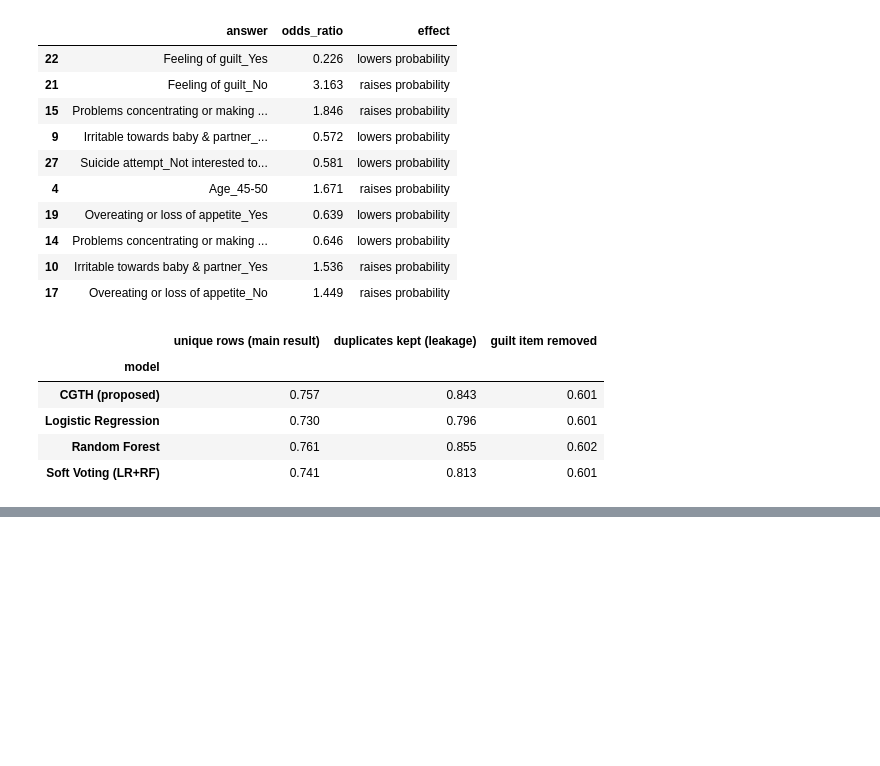
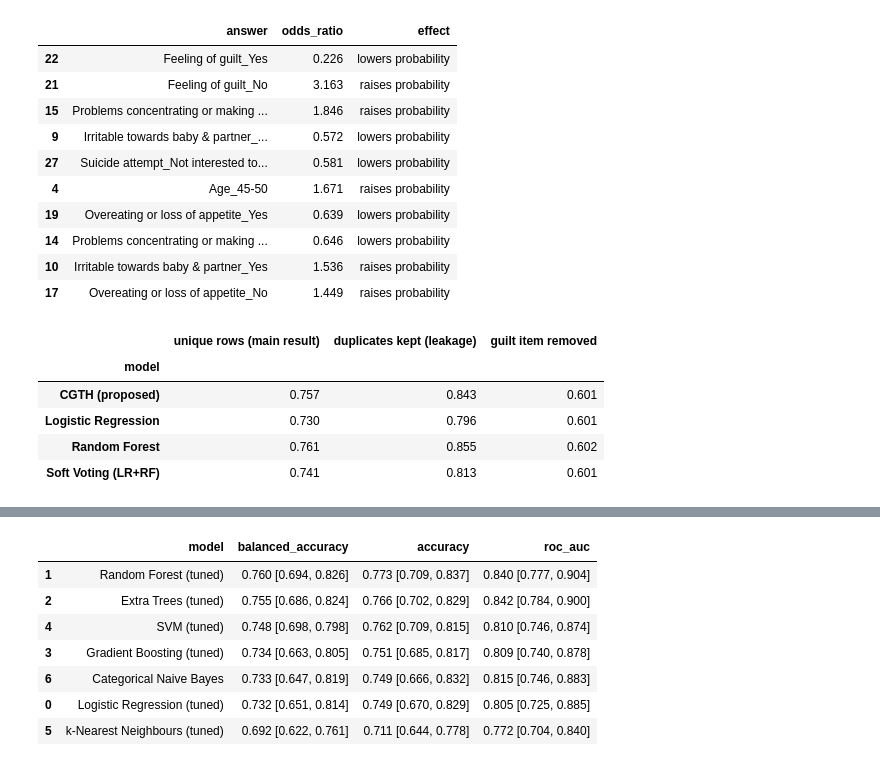
Before and after one commit to abdurrahmanse/research-projects, a Jupyter notebook: projects/cgth_hybrid_study.ipynb, the cells around one changed output, grey strips where cells are left out. Cells and saved outputs as stored; diff of their text form; code cells hidden in the pictures; blank space fills up the shorter version.

```diff
--- a/projects/cgth_hybrid_study.ipynb
+++ b/projects/cgth_hybrid_study.ipynb
@@ -364,0 +490,65 @@ screening.groupby("model", sort=False)[["threshold", "sensitivity", "specificity
+# %%
+# Task 22: Performance ceiling - other model types, tuned inside each training fold
+# 5-fold CV repeated 3 times (15 folds) with a 3-fold inner grid search.
+def one_hot_model(classifier):
+    return make_pipeline(preprocessing(), classifier)
+
+
+def ordinal_model(classifier):
+    return make_pipeline(SimpleImputer(strategy="most_frequent"), OrdinalEncoder(), classifier)
+
+
+inner_cv = StratifiedKFold(n_splits=3, shuffle=True, random_state=1)
+
+
+def tuned(model, grid):
+    return GridSearchCV(model, grid, cv=inner_cv, scoring="balanced_accuracy")
+
+
+other_models = {
+    "Logistic Regression (tuned)": tuned(
+        one_hot_model(LogisticRegression(max_iter=2000)),
+        {"logisticregression__C": [0.1, 0.3, 1, 3, 10]}),
+    "Random Forest (tuned)": tuned(
+        one_hot_model(RandomForestClassifier(n_estimators=300, random_state=SEED)),
+        {"randomforestclassifier__max_depth": [3, 5, 8, None],
+         "randomforestclassifier__min_samples_leaf": [1, 3, 5]}),
+    "Extra Trees (tuned)": tuned(
+        one_hot_model(ExtraTreesClassifier(n_estimators=300, random_state=SEED)),
+        {"extratreesclassifier__max_depth": [5, 8, None],
+         "extratreesclassifier__min_samples_leaf": [1, 3]}),
+    "Gradient Boosting (tuned)": tuned(
+        ordinal_model(HistGradientBoostingClassifier(categorical_features=[True] * 9, random_state=SEED)),
+        {"histgradientboostingclassifier__learning_rate": [0.03, 0.1],
+         "histgradientboostingclassifier__max_depth": [2, 3, None]}),
+    "SVM (tuned)": tuned(
+        one_hot_model(SVC()),
+        {"svc__C": [0.3, 1, 3, 10], "svc__gamma": ["scale", 0.03, 0.1]}),
+    "k-Nearest Neighbours (tuned)": tuned(
+        one_hot_model(KNeighborsClassifier()),
+        {"kneighborsclassifier__n_neighbors": [5, 9, 15, 25]}),
+    "Categorical Naive Bayes": ordinal_model(CategoricalNB(min_categories=5)),
+}
+
+rows = []
+cv = RepeatedStratifiedKFold(n_splits=5, n_repeats=3, random_state=SEED)
+for name, model in other_models.items():
+    result = cross_validate(model, X, y, cv=cv, n_jobs=-1,
+                            scoring=["balanced_accuracy", "accuracy", "roc_auc"])
+    rows.append({"model": name,
+                 "balanced_accuracy": mean_with_ci(result["test_balanced_accuracy"]),
+                 "accuracy": mean_with_ci(result["test_accuracy"]),
+                 "roc_auc": mean_with_ci(result["test_roc_auc"])})
+
+ceiling = pd.DataFrame(rows).sort_values("balanced_accuracy", ascending=False)
+ceiling.to_csv(RESULTS_FOLDER / "performance_ceiling.csv", index=False)
+ceiling
+# %% [output]
+|  | model | balanced_accuracy | accuracy | roc_auc |
+| 1 | Random Forest (tuned) | 0.760 [0.694, 0.826] | 0.773 [0.709, 0.837] | 0.840 [0.777, 0.904] |
+| 2 | Extra Trees (tuned) | 0.755 [0.686, 0.824] | 0.766 [0.702, 0.829] | 0.842 [0.784, 0.900] |
+| 4 | SVM (tuned) | 0.748 [0.698, 0.798] | 0.762 [0.709, 0.815] | 0.810 [0.746, 0.874] |
+| 3 | Gradient Boosting (tuned) | 0.734 [0.663, 0.805] | 0.751 [0.685, 0.817] | 0.809 [0.740, 0.878] |
+| 6 | Categorical Naive Bayes | 0.733 [0.647, 0.819] | 0.749 [0.666, 0.832] | 0.815 [0.746, 0.883] |
+| 0 | Logistic Regression (tuned) | 0.732 [0.651, 0.814] | 0.749 [0.670, 0.829] | 0.805 [0.725, 0.885] |
+| 5 | k-Nearest Neighbours (tuned) | 0.692 [0.622, 0.761] | 0.711 [0.644, 0.778] | 0.772 [0.704, 0.840] |
```
Also changed, not shown: parts of 8 cells of this notebook, 13 other files.
